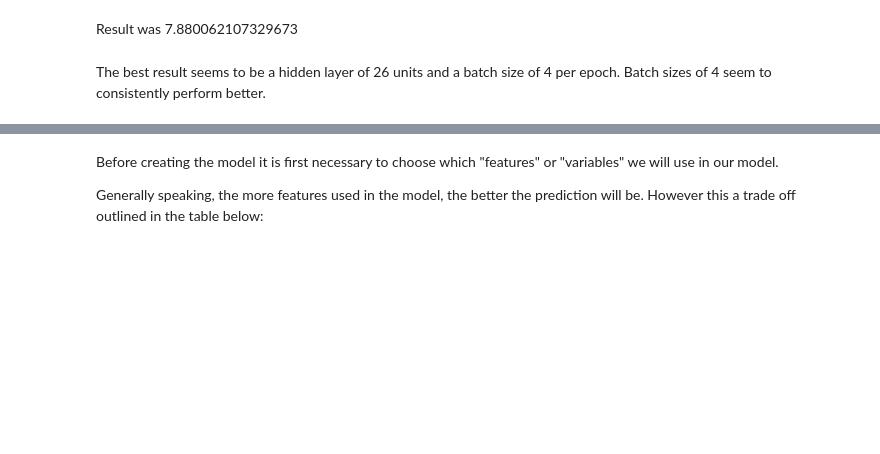
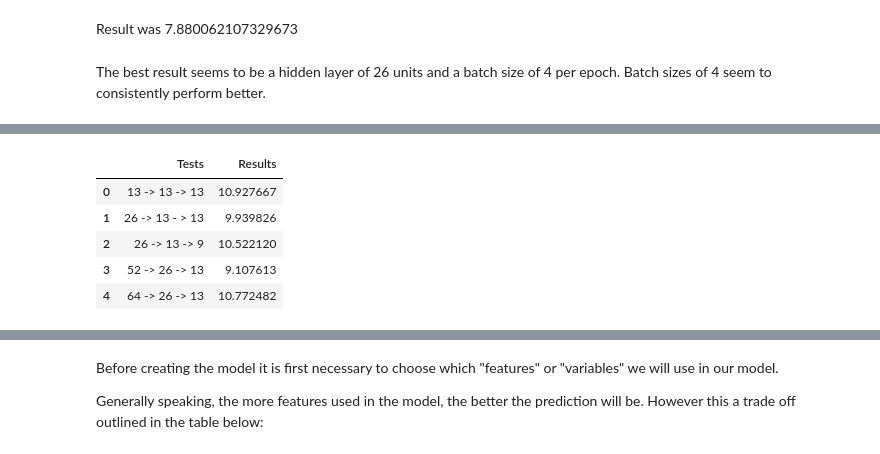
Before and after one commit to ConorHogan/MachineLearning-and-Statistics-Project, a Jupyter notebook: Machine-Learning-and-Statistics-Project-Notebook.ipynb, the cells around one changed output, grey strips where cells are left out. Saved outputs shown, nothing was run; the diff lists cells and outputs as text; code cells hidden in the pictures; blank space fills up the shorter version.

```diff
--- a/Machine-Learning-and-Statistics-Project-Notebook.ipynb
+++ b/Machine-Learning-and-Statistics-Project-Notebook.ipynb
@@ -1593,0 +1482,34 @@ The best result seems to be a hidden layer of 26 units and a batch size of 4 per
+# %%
+def three_layer_count_test(tests, batchsize, unit_size1, unit_size2, unit_size3):
+    counter = 0
+    resultslist = []
+    while counter < tests:
+        m = ks.models.Sequential()
+        m.add(ks.layers.Dense(unit_size1, input_dim=13, activation="relu"))
+        m.add(ks.layers.Dense(unit_size2, activation="relu"))
+        m.add(ks.layers.Dense(unit_size3, activation="relu"))
+        m.add(ks.layers.Dense(1))
+
+        m.compile(loss="mean_squared_error", optimizer="adam")
+
+        es = EarlyStopping(monitor='loss', patience=10, verbose=1)
+
+        m.fit(x_train, y_train, epochs=300, batch_size=batchsize, callbacks=[es])
+
+        result_units = m.evaluate(x_test, y_test)
+
+        counter += 1
+
+        resultslist.append(result_units)
+
+
+    avg_result = sum(resultslist) / tests
+    return avg_result
+# %%
+three_layers_test_results = [
+    three_layer_count_test(5, 4, 13, 13, 13),
+    three_layer_count_test(5, 4, 26, 13, 13),
+    three_layer_count_test(5, 4, 26, 13, 9),
+    three_layer_count_test(5, 4, 52, 26, 13),
+    three_layer_count_test(5, 4, 64, 26, 13)
+]
@@ -1593,0 +1534,12 @@ The best result seems to be a hidden layer of 26 units and a batch size of 4 per
+# %%
+labels = ["13 -> 13 -> 13", "26 -> 13 - > 13", "26 -> 13 -> 9", "52 -> 26 -> 13", "64 -> 26 -> 13"]
+# %%
+three_layerresults_df = pd.DataFrame({'Tests': labels, 'Results': three_layers_test_results})
+three_layerresults_df
+# %% [output]
+|  | Tests | Results |
+| 0 | 13 -> 13 -> 13 | 10.927667 |
+| 1 | 26 -> 13 - > 13 | 9.939826 |
+| 2 | 26 -> 13 -> 9 | 10.522120 |
+| 3 | 52 -> 26 -> 13 | 9.107613 |
+| 4 | 64 -> 26 -> 13 | 10.772482 |
```
Also changed, not shown: parts of 55 cells of this notebook.
